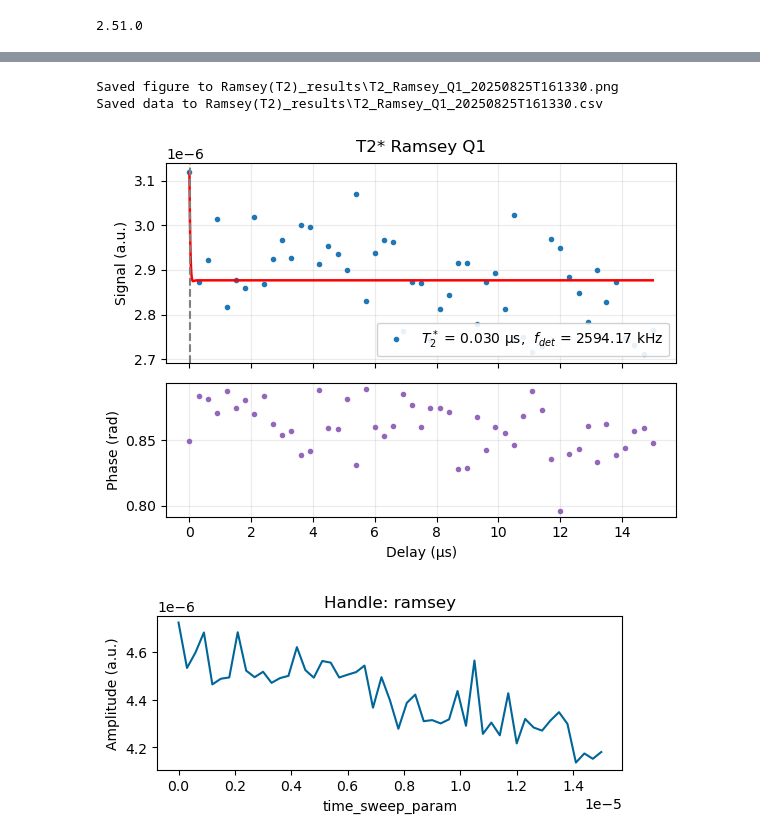
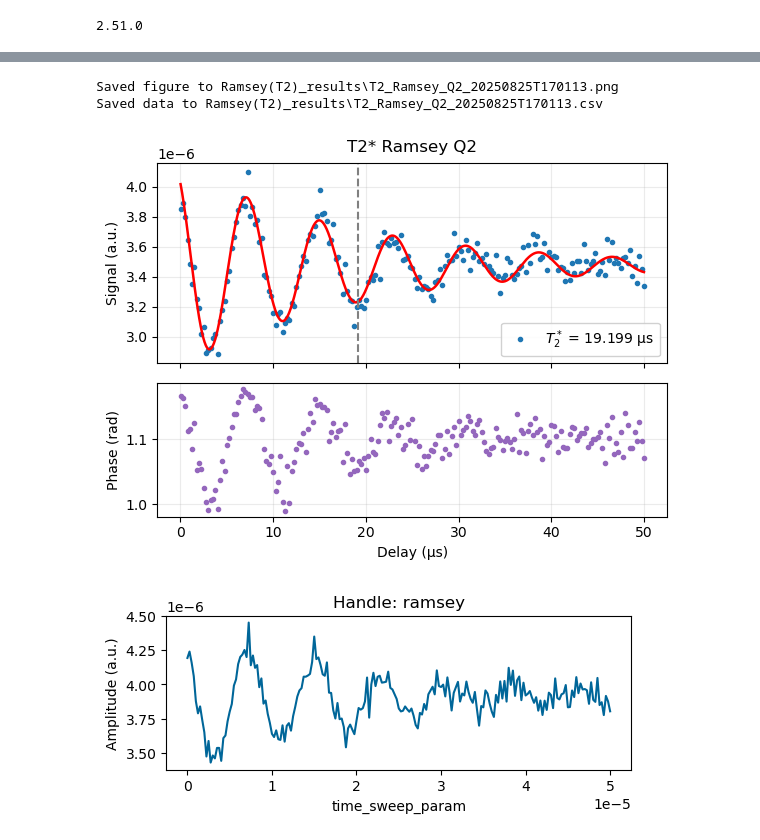
Before and after one commit to YiiiiZ/Measurement, a Jupyter notebook: Ramsey.ipynb, the cells around one changed output, grey strips where cells are left out. Saved outputs shown, nothing was run; the diff lists cells and outputs as text; code cells hidden in the pictures.

```diff
--- a/Ramsey.ipynb
+++ b/Ramsey.ipynb
@@ -61,16 +61,16 @@ session.connect(do_emulation=emulate)
 # %%
 res_lo_freq = 7.2e9
 qb_lo_freq = 3.2e9
-qubit_label = "Q1"  # ch2ange if needed
-qb_freq = 3.10268e9 #Q1
-#qb_freq = 3.19586e9 #Q2
+qubit_label = "Q2"  # change if needed
+# qb_freq = 3.10268e9 #Q1
+qb_freq = 3.19586e9 #Q2
 #qb_freq = 3.19190e9 #Q3
 # qb_freq = 3.37406e9 #Q4
 # qb_freq =3.37316e9 #Q5
 # qb_freq = 3.3990e9 #Q6
 
-res_freq = 7.14885e9 #Q1
-#res_freq = 7.18127e9 #Q2
+# res_freq = 7.14885e9 #Q1
+res_freq = 7.18127e9 #Q2
 #res_freq = 7.20642e9 #Q3
 # res_freq = 7.23025e9 #Q4
 # res_freq = 7.26202e9 #Q5
@@ -79,27 +79,30 @@ rlx_time = 200e-6
 integration_time = 5e-6
 
 delay_start = 1e-8
-delay_stop = 5e-6
-delay_num = 501
+delay_stop = 50e-6
+delay_num = 201
 
 ro_pulse_amp = 0.1
 ro_pulse_length = 5e-6
 
-drive_pulse_amp = 0.330 #Q1
+# drive_pulse_amp = 0.330 #Q1
+drive_pulse_amp = 0.37 #Q2
 # drive_pulse_amp = 0.137 #Q2
 # drive_pulse_amp = 0.072 #Q3
 # drive_pulse_amp = 0.036 #Q4
 #drive_pulse_amp = 0.028 #Q5
 # drive_pulse_amp = 0.022 #Q6
 
-drive_pulse_length = 5.087e-6 # Q1
+# drive_pulse_length = 5.087e-6 # Q1
+drive_pulse_length = 1.057e-6 # Q2
 # drive_pulse_length = 2.638e-6 # Q2
 # drive_pulse_length = 5.127e-6 # Q3
 # drive_pulse_length = 5.983e-6 # Q4
 # drive_pulse_length = 5.207e-6 # Q5
 # drive_pulse_length = 5.844e-6 # Q6
 
-drive_range = 0
+drive_range = 5
+# drive_range = 0
 num_averages = 11  # average number = 2^n, n_max = 17
 measure_range = -20  # actual power = range (dBm) - 20log(amp)
 measure_amp = 0.9
@@ -339,7 +346,7 @@ axs[0].plot(xf, y_fit, '-r', lw=1.8, label="fit")
 axs[0].axvline(T2star_fit_us, color="grey", linestyle="--", linewidth=1.5)
 axs[0].set_ylabel("Signal (a.u.)")
 axs[0].legend(
-    [rf"$T_2^*$ = {T2star_fit_us:.3f} μs,  $f_{{det}}$ = {1e3*fdet_fit_MHz:.2f} kHz"],
+    [rf"$T_2^*$ = {T2star_fit_us:.3f} μs"],
     loc="lower right", framealpha=0.9
 )
 axs[0].set_title(f"T2* Ramsey {qubit_label}", fontsize=12, pad=8)
@@ -353,41 +360,41 @@ axs[1].set_ylabel("Phase (rad)")
 axs[1].grid(True, alpha=0.25)
 
 plt.tight_layout()
 
 # ---------- Save figure ----------
 fig_path = os.path.join(outdir, f"T2_Ramsey_{qubit_label}_{timestamp}.png")
 plt.savefig(fig_path, dpi=600)
 print(f"Saved figure to {fig_path}")
 
 # ---------- Save CSV ----------
 df = pd.DataFrame({
     "Delay_us": x,
     "I": I,
     "Q": Q,
     "Magnitude_linear": mag,
     "Phase_rad": phase_rad,
     "Fit_channel": np.full_like(x, fit_label, dtype=object),
     "Fit_on_data": T2_ramsey_model(x, *popt),
     "A_fit": np.full_like(x, A_fit, dtype=float),
     "T2star_fit_us": np.full_like(x, T2star_fit_us, dtype=float),
     "fdet_fit_MHz": np.full_like(x, fdet_fit_MHz, dtype=float),
     "phi_fit": np.full_like(x, phi_fit, dtype=float),
     "C_fit": np.full_like(x, C_fit, dtype=float),
 })
 csv_path = os.path.join(outdir, f"T2_Ramsey_{qubit_label}_{timestamp}.csv")
 df.to_csv(csv_path, index=False)
 print(f"Saved data to {csv_path}")
 
 plt.show()
 # %% [output]
-Saved figure to Ramsey(T2)_results\T2_Ramsey_Q1_20250825T161330.png
-Saved data to Ramsey(T2)_results\T2_Ramsey_Q1_20250825T161330.csv
+Saved figure to Ramsey(T2)_results\T2_Ramsey_Q2_20250825T170113.png
+Saved data to Ramsey(T2)_results\T2_Ramsey_Q2_20250825T170113.csv
-[figure, old version]
+[figure, new version]
 # %%
 # plot_result_2d(ramsey_results, list(ramsey_results.acquired_results.keys())[0])
 plot_results(ramsey_results)
 # %% [output]
-[figure, old version]
+[figure, new version]
 # %%
 # get measurement data returned by the instruments
 ramsey_res = ramsey_results.get_data("ramsey")
```
Also changed, not shown: parts of 4 cells of this notebook, 41 other files.
